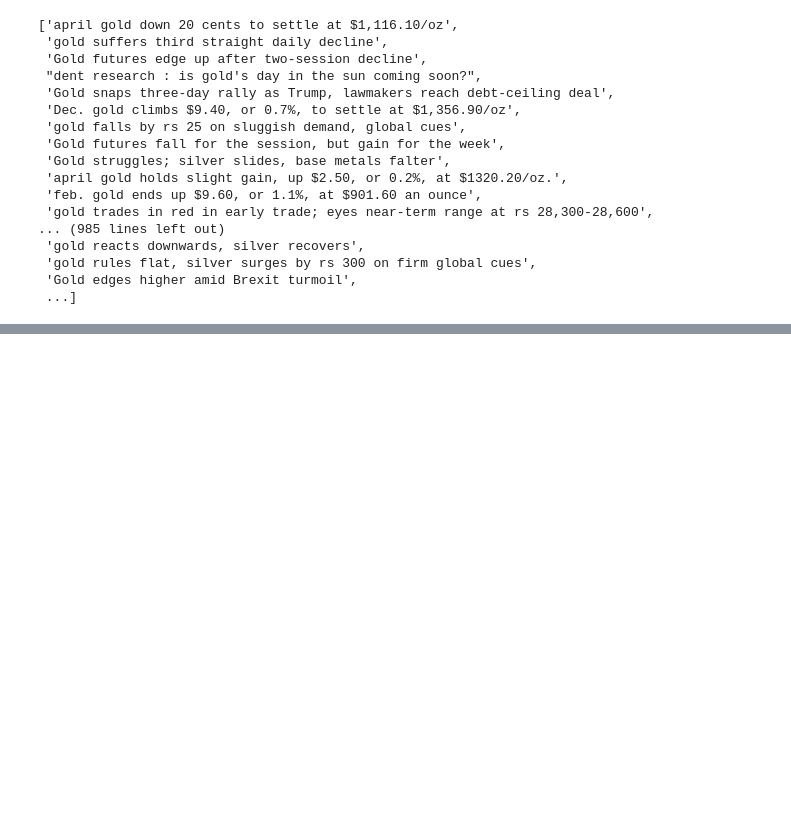
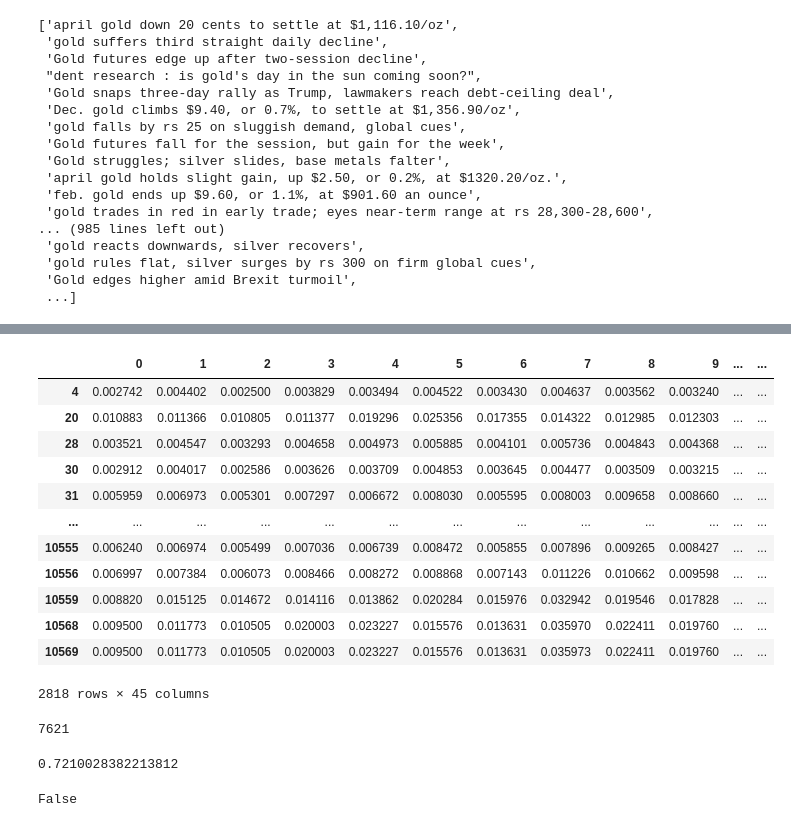
Before and after one commit to visheshgupta19/IDS_705_Final_Project, a Jupyter notebook: bertopic_2v.ipynb, the cells around one changed output, grey strips where cells are left out. Drawn from its saved outputs; the diff is of its cells as text; code cells hidden in the pictures; blank space fills up the shorter version.

```diff
--- a/bertopic_2v.ipynb
+++ b/bertopic_2v.ipynb
@@ -108,0 +253,29 @@ cleaned_headlines
+# %%
+prob_df[prob_df["topic"] == -1]
+# %% [output]
+|  | 0 | 1 | 2 | 3 | 4 | 5 | 6 | 7 | 8 | 9 | ... | ... |
+| 4 | 0.002742 | 0.004402 | 0.002500 | 0.003829 | 0.003494 | 0.004522 | 0.003430 | 0.004637 | 0.003562 | 0.003240 | ... | ... |
+| 20 | 0.010883 | 0.011366 | 0.010805 | 0.011377 | 0.019296 | 0.025356 | 0.017355 | 0.014322 | 0.012985 | 0.012303 | ... | ... |
+| 28 | 0.003521 | 0.004547 | 0.003293 | 0.004658 | 0.004973 | 0.005885 | 0.004101 | 0.005736 | 0.004843 | 0.004368 | ... | ... |
+| 30 | 0.002912 | 0.004017 | 0.002586 | 0.003626 | 0.003709 | 0.004853 | 0.003645 | 0.004477 | 0.003509 | 0.003215 | ... | ... |
+| 31 | 0.005959 | 0.006973 | 0.005301 | 0.007297 | 0.006672 | 0.008030 | 0.005595 | 0.008003 | 0.009658 | 0.008660 | ... | ... |
+| ... | ... | ... | ... | ... | ... | ... | ... | ... | ... | ... | ... | ... |
+| 10555 | 0.006240 | 0.006974 | 0.005499 | 0.007036 | 0.006739 | 0.008472 | 0.005855 | 0.007896 | 0.009265 | 0.008427 | ... | ... |
+| 10556 | 0.006997 | 0.007384 | 0.006073 | 0.008466 | 0.008272 | 0.008868 | 0.007143 | 0.011226 | 0.010662 | 0.009598 | ... | ... |
+| 10559 | 0.008820 | 0.015125 | 0.014672 | 0.014116 | 0.013862 | 0.020284 | 0.015976 | 0.032942 | 0.019546 | 0.017828 | ... | ... |
+| 10568 | 0.009500 | 0.011773 | 0.010505 | 0.020003 | 0.023227 | 0.015576 | 0.013631 | 0.035970 | 0.022411 | 0.019760 | ... | ... |
+| 10569 | 0.009500 | 0.011773 | 0.010505 | 0.020003 | 0.023227 | 0.015576 | 0.013631 | 0.035973 | 0.022411 | 0.019760 | ... | ... |
+2818 rows × 45 columns
+# %%
+prob_df["matching"] = prob_df["topic"] == prob_df["mapped_topic"]
+prob_df["matching"].sum()
+# %% [output]
+7621
+# %%
+7621 / prob_df.shape[0]
+# %% [output]
+0.7210028382213812
+# %%
+2818 + 7621 == prob_df.shape[0]
+# %% [output]
+False
```
Also changed, not shown: parts of 39 cells of this notebook.
